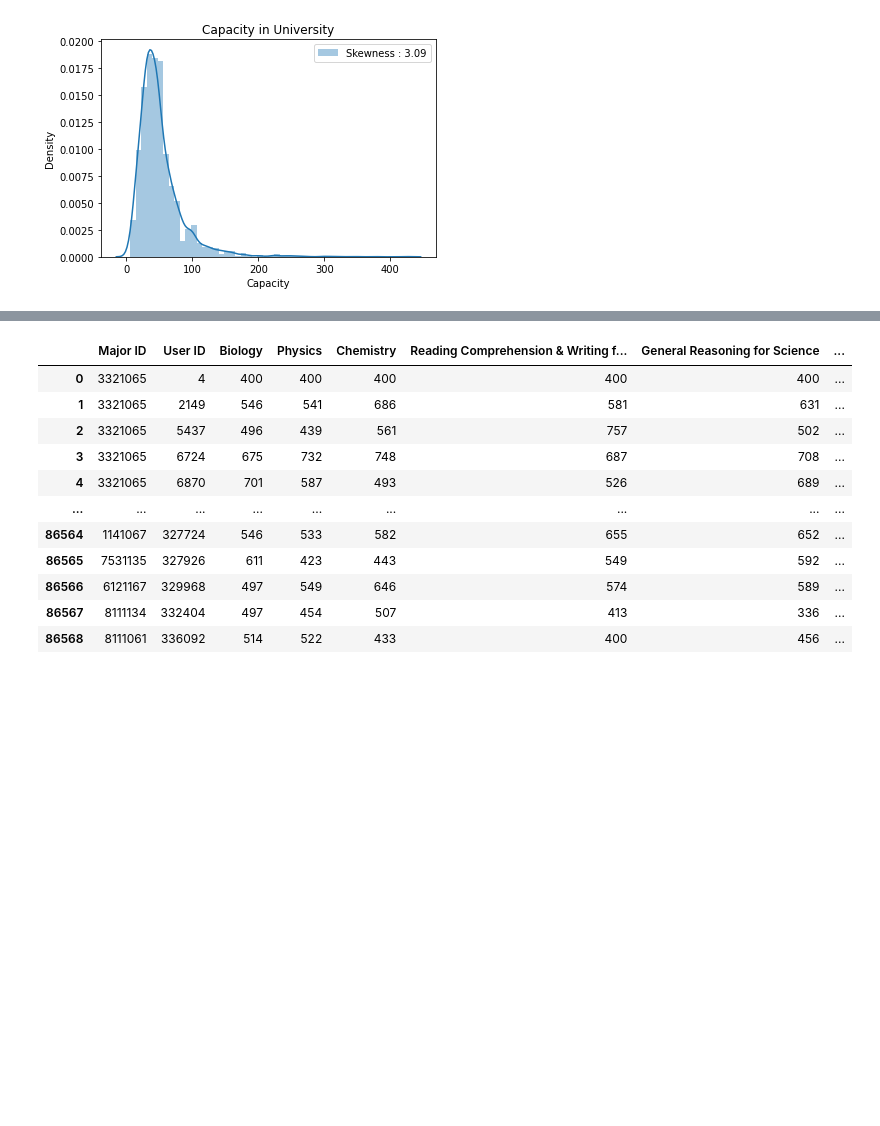
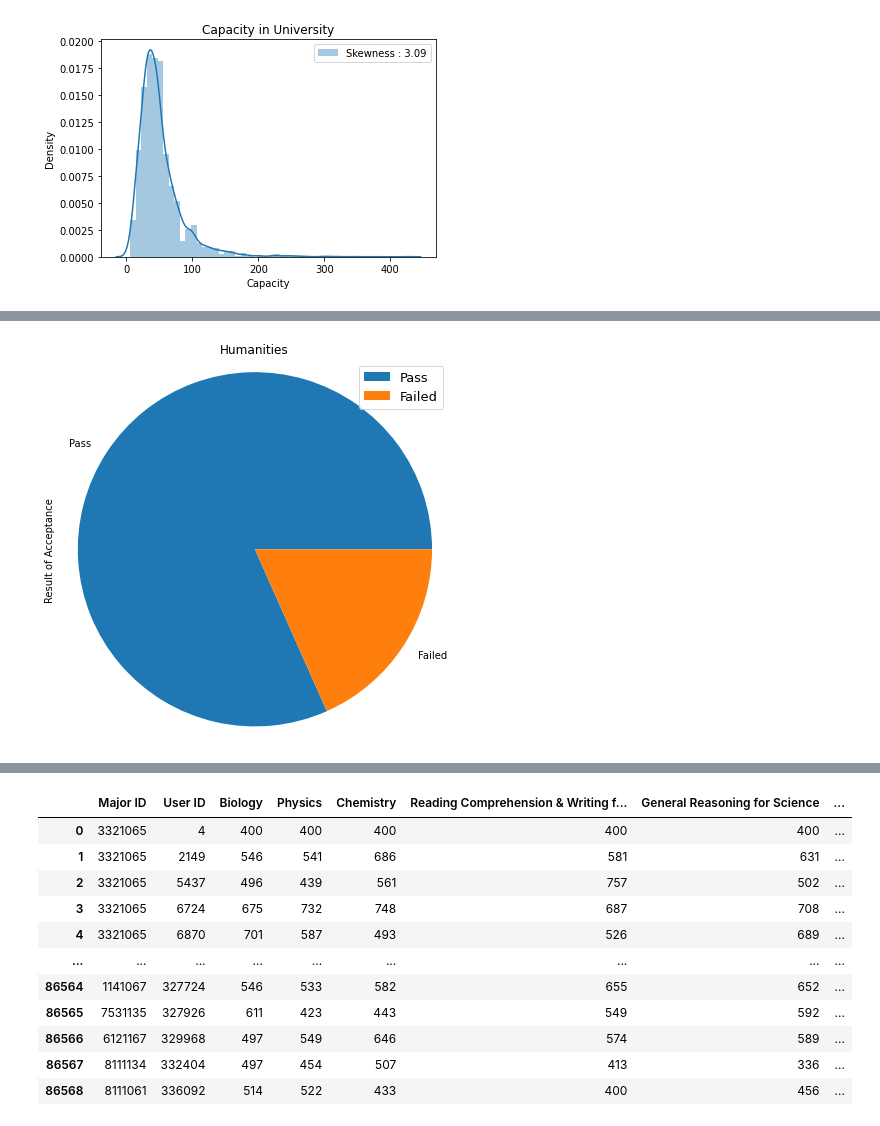
Before and after one commit to benvictoria17/DataAnalytics, a Jupyter notebook: EDA and Correlation Hypothesis for UTBK Ind 2019.ipynb, the cells around one changed output, grey strips where cells are left out. Cells and saved outputs as stored; diff of their text form; code cells hidden in the pictures; blank space fills up the shorter version.

```diff
--- a/EDA and Correlation Hypothesis for UTBK Ind 2019.ipynb
+++ b/EDA and Correlation Hypothesis for UTBK Ind 2019.ipynb
@@ -151,0 +217,9 @@ plt.show()
+# %%
+plt.figure(figsize=(7,7))
+ax = Humanities['Result of Acceptance'].value_counts().plot(kind='pie')
+plt.legend(["Pass", "Failed"], loc=1, fontsize=13)
+plt.title('Humanities')
+plt.axis('equal')
+plt.show()
+# %% [output]
+[figure, added]
```
Also changed, not shown: parts of 28 cells of this notebook.
